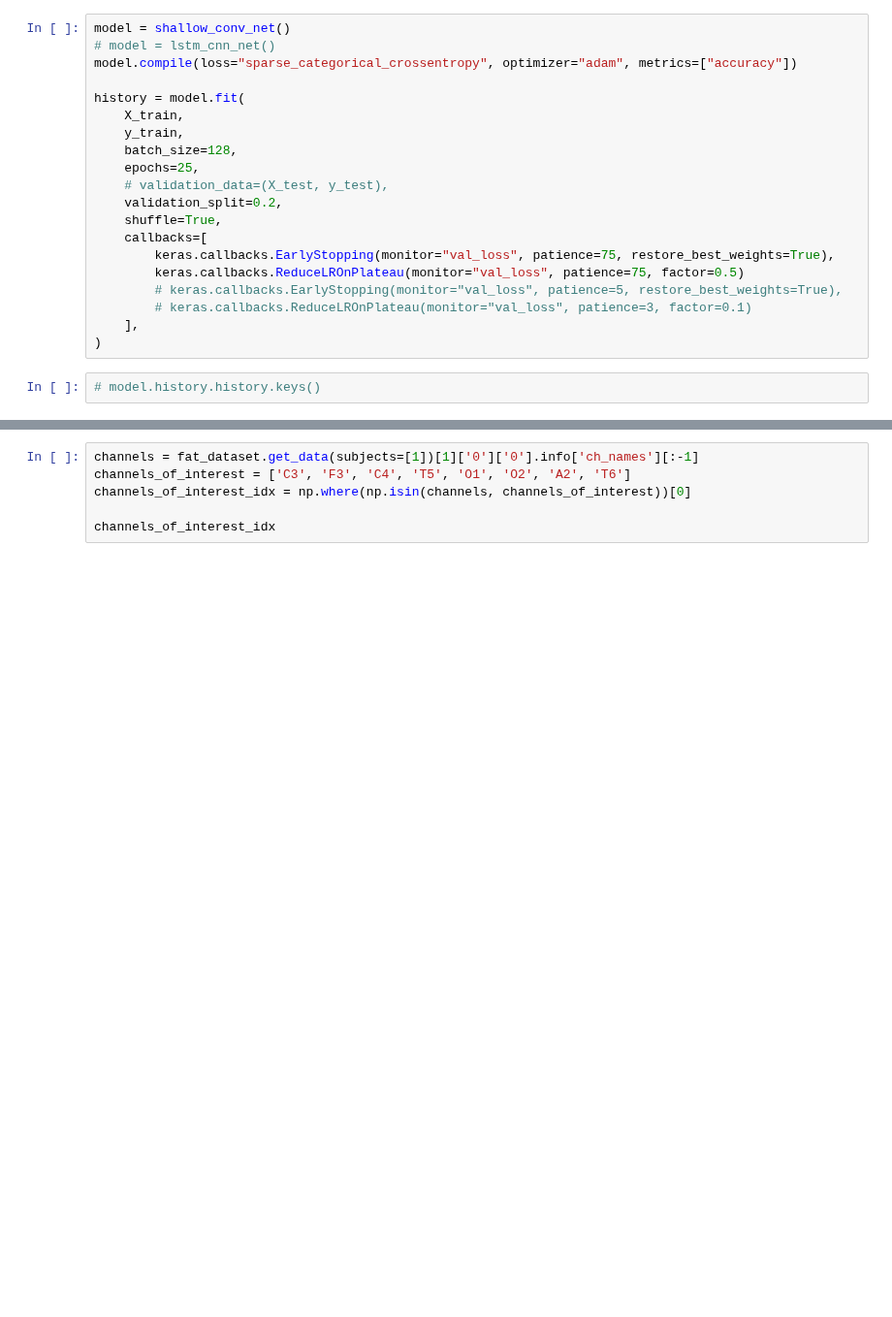
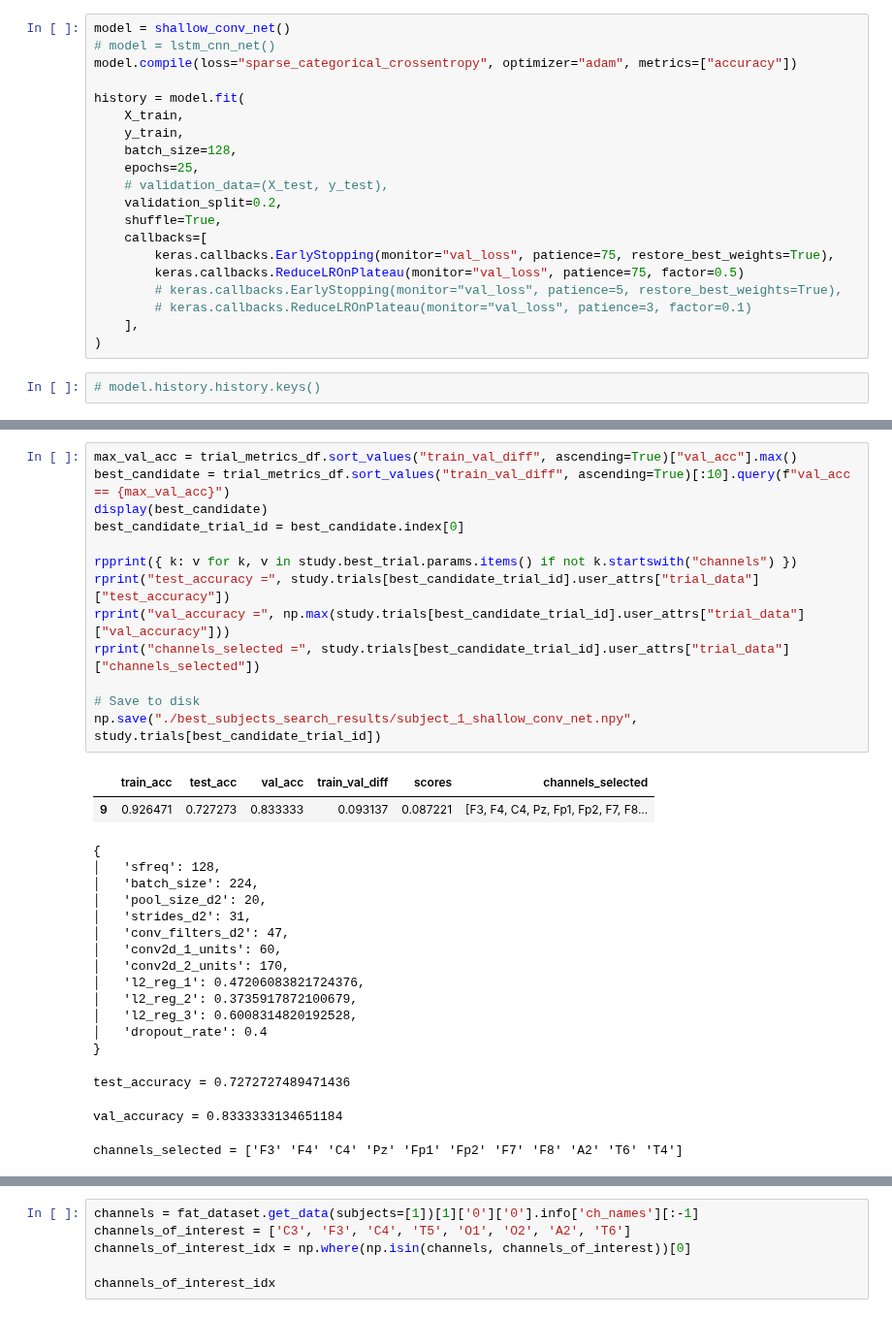
Before and after one commit to Pauligtech/PiEEG_Miniaturization, a Jupyter notebook: model_optimization_tests/shallow_conv_net_test.ipynb, the cells around one changed output, grey strips where cells are left out. Shown at 97% size. Cells and saved outputs as stored; diff of their text form; blank space fills up the shorter version.

```diff
--- a/model_optimization_tests/shallow_conv_net_test.ipynb
+++ b/model_optimization_tests/shallow_conv_net_test.ipynb
@@ -743,3 +766,35 @@ trial_metrics_df.sort_values("scores", ascending=True)
+# %%
+max_val_acc = trial_metrics_df.sort_values("train_val_diff", ascending=True)["val_acc"].max()
+best_candidate = trial_metrics_df.sort_values("train_val_diff", ascending=True)[:10].query(f"val_acc == {max_val_acc}")
+display(best_candidate)
+best_candidate_trial_id = best_candidate.index[0]
+
+rpprint({ k: v for k, v in study.best_trial.params.items() if not k.startswith("channels") })
+rprint("test_accuracy =", study.trials[best_candidate_trial_id].user_attrs["trial_data"]["test_accuracy"])
+rprint("val_accuracy =", np.max(study.trials[best_candidate_trial_id].user_attrs["trial_data"]["val_accuracy"]))
+rprint("channels_selected =", study.trials[best_candidate_trial_id].user_attrs["trial_data"]["channels_selected"])
+
+# Save to disk
+np.save("./best_subjects_search_results/subject_1_shallow_conv_net.npy", study.trials[best_candidate_trial_id])
+# %% [output]
+|  | train_acc | test_acc | val_acc | train_val_diff | scores | channels_selected |
+| 9 | 0.926471 | 0.727273 | 0.833333 | 0.093137 | 0.087221 | [F3, F4, C4, Pz, Fp1, Fp2, F7, F8... |
+{
+│   'sfreq': 128,
+│   'batch_size': 224,
+│   'pool_size_d2': 20,
+│   'strides_d2': 31,
+│   'conv_filters_d2': 47,
+│   'conv2d_1_units': 60,
+│   'conv2d_2_units': 170,
+│   'l2_reg_1': 0.47206083821724376,
+│   'l2_reg_2': 0.3735917872100679,
+│   'l2_reg_3': 0.6008314820192528,
+│   'dropout_rate': 0.4
+}
+test_accuracy = 0.7272727489471436
+val_accuracy = 0.8333333134651184
+channels_selected = ['F3' 'F4' 'C4' 'Pz' 'Fp1' 'Fp2' 'F7' 'F8' 'A2' 'T6' 'T4']
 # %%
 rpprint({ k: v for k, v in study.best_trial.params.items() if not k.startswith("channels") })
 rprint("test_accuracy =", study.best_trial.user_attrs["trial_data"]["test_accuracy"])
```
Also changed, not shown: parts of 8 cells of this notebook, 2 other files.
